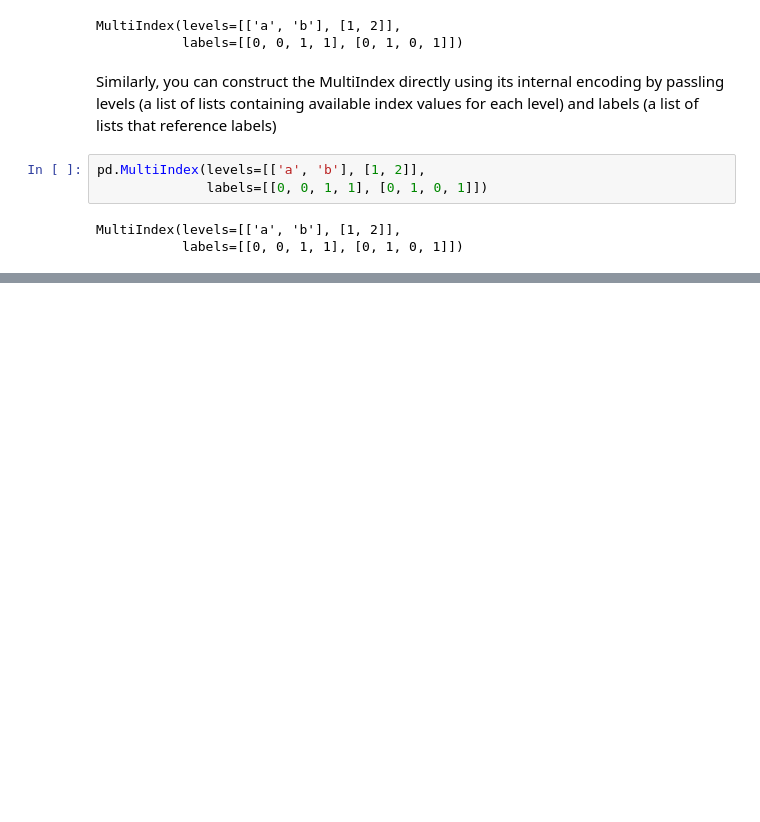
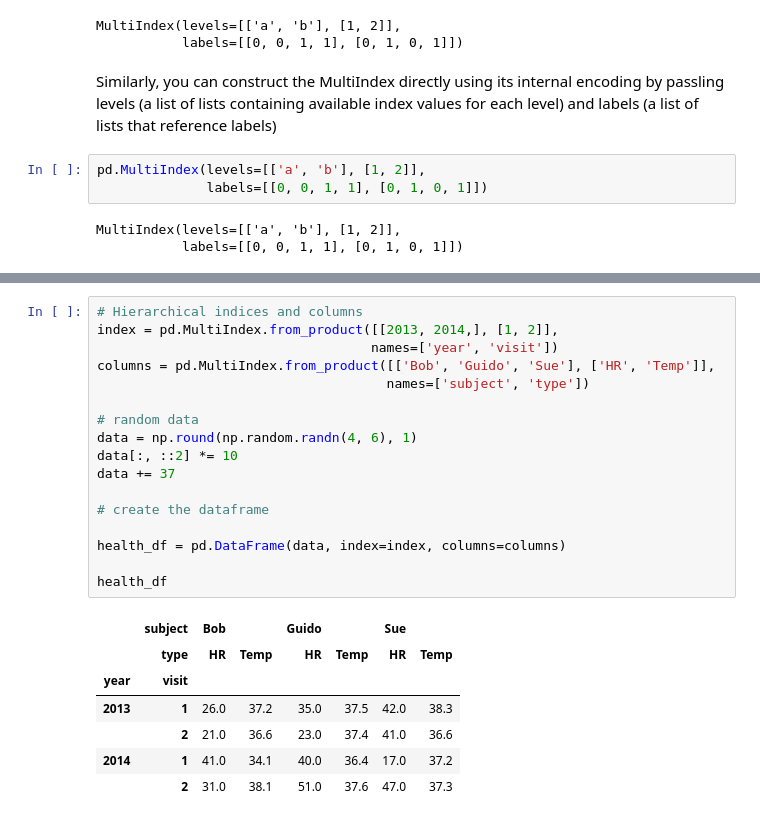
Before and after one commit to jorellano/Pandas, a Jupyter notebook: Hierarchical Indexing.ipynb, the cells around one changed output, grey strips where cells are left out. Saved outputs shown, nothing was run; the diff lists cells and outputs as text; blank space fills up the shorter version.

```diff
--- a/Hierarchical Indexing.ipynb
+++ b/Hierarchical Indexing.ipynb
@@ -225,0 +251,25 @@ MultiIndex(levels=[['a', 'b'], [1, 2]],
+# %%
+# Hierarchical indices and columns
+index = pd.MultiIndex.from_product([[2013, 2014,], [1, 2]],
+                                   names=['year', 'visit'])
+columns = pd.MultiIndex.from_product([['Bob', 'Guido', 'Sue'], ['HR', 'Temp']],
+                                     names=['subject', 'type'])
+
+# random data
+data = np.round(np.random.randn(4, 6), 1)
+data[:, ::2] *= 10
+data += 37
+
+# create the dataframe
+
+health_df = pd.DataFrame(data, index=index, columns=columns)
+
+health_df
+# %% [output]
+|  | subject | Bob |  | Guido |  | Sue |  |
+|  | type | HR | Temp | HR | Temp | HR | Temp |
+| year | visit |  |  |  |  |  |  |
+| 2013 | 1 | 26.0 | 37.2 | 35.0 | 37.5 | 42.0 | 38.3 |
+|  | 2 | 21.0 | 36.6 | 23.0 | 37.4 | 41.0 | 36.6 |
+| 2014 | 1 | 41.0 | 34.1 | 40.0 | 36.4 | 17.0 | 37.2 |
+|  | 2 | 31.0 | 38.1 | 51.0 | 37.6 | 47.0 | 37.3 |
```
Also changed, not shown: parts of 37 cells of this notebook.
